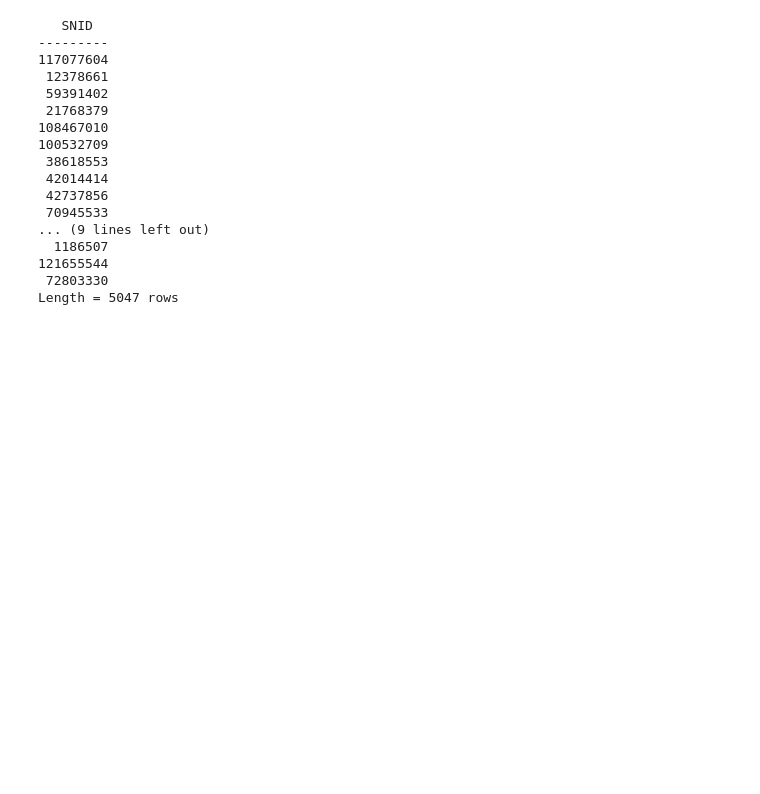
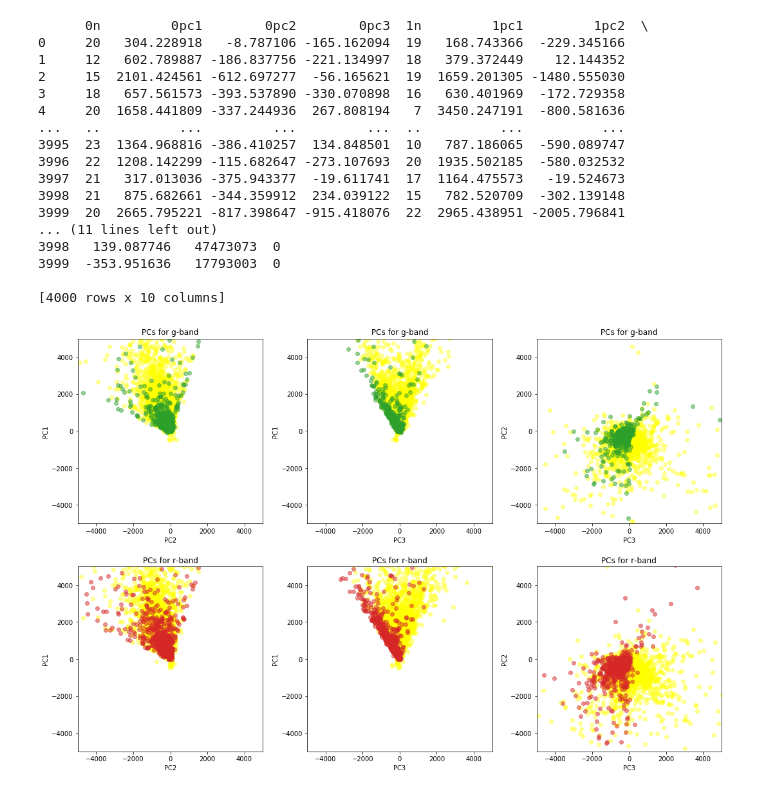
Before and after one commit to Biswa-10/Kilonova, a Jupyter notebook: plot_PC_coeff.ipynb, the cells around one changed output. Saved outputs shown, nothing was run; the diff lists cells and outputs as text; code cells hidden in the pictures; blank space fills up the shorter version.

Commit message:
Updated pliots for correlation

```diff
--- a/plot_PC_coeff.ipynb
+++ b/plot_PC_coeff.ipynb
@@ -27,10 +28,17 @@ if dataset_val == 0:
 if dataset_val == 1:
     dataset = "ZTF"
     #data_ob = load_ztf_data()
-    data_ob = load_ztf_mixed()
+    data_ob = load_ztf_train_data()
+
     object_ids = data_ob.get_all_object_ids()
-    kilonova_ids = object_ids
-    bands = [b'g ', b'r ']
-    color_band_dict = {b'g ':'C2', b'r ':'C3'}
+    kilonova_ids = data_ob.get_ids_of_event_type(150)
+    kilonova_ids = vstack([kilonova_ids, data_ob.get_ids_of_event_type(151)])
+    kilonova_ids = kilonova_ids['SNID']
+    data_ob.df_data.sort(['SNID','MJD'])
+    data_ob.df_metadata.sort(['SNID'])
+
+    bands = ['g', 'r']
+    color_band_dict = {'g':'C2', 'r':'C3'}
+    print(data_ob.df_data['FLT'])
     #transient_filter(data_ob=data_ob)
 # %% [output]
@@ -85 +62,3 @@ def get_kilonova_loc(object_list):
+# %%
+train_df = pd.read_csv('/media/biswajit/drive/Kilonova_datasets/ZTF_20190512/train_features.csv')
 # %%
@@ -183,20 +106,42 @@ plt_PLAsTiCC_coeff(object_ids = object_ids, coeff_dict_list=coeff_dict_list, col
-# %%
-print(object_ids)
-# %% [output]
-   SNID
----------
-117077604
- 12378661
- 59391402
- 21768379
-108467010
-100532709
- 38618553
- 42014414
- 42737856
- 70945533
-... (9 lines left out)
-  1186507
-121655544
- 72803330
-Length = 5047 rows
+# %%
+def plot_features_correlation(features_df, data_ob, num_PC_components =3, color_band_dict=None, bands=None, fig=None, x_limits = None, y_limits = None, mark_xlabel= True, mark_ylabel= True, set_ax_title=True, label=""):
+    if bands is None:
+        bands = data_ob.band_map.keys()
+    kn_df = features_df[train_df['y']==1]
+    non_kn_df = features_df[train_df['y']==0]
+
+    num_rows = len(bands)
+    num_cols = int(num_PC_components*(num_PC_components-1)/2)
+
+    fig,axs = plt.subplots(num_rows,num_cols, figsize=(num_PC_components*5, len(bands)*5))
+    #fig.subplots_adjust(wspace=.5,hspace=.5)
+
+
+    plot_features_correlation_helper(non_kn_df, fig = fig, num_PC_components = num_PC_components, color_band_dict=None, bands=bands,x_limits = x_limits, y_limits = y_limits, mark_xlabel= mark_xlabel, mark_ylabel= mark_ylabel, set_ax_title=set_ax_title, label="")
+    plot_features_correlation_helper(kn_df, fig = fig, num_PC_components = num_PC_components, color_band_dict=color_band_dict, bands=bands,x_limits = x_limits, y_limits = y_limits, mark_xlabel= mark_xlabel, mark_ylabel= mark_ylabel, set_ax_title=set_ax_title, label="")
+
+    plt.show()
+# %%
+print(train_df)
+x_limits = (-5000,5000)
+y_limits = (-5000,5000)
+plot_features_correlation(train_df, data_ob,color_band_dict=color_band_dict, bands = bands,x_limits=x_limits, y_limits=y_limits)
+# %% [output]
+      0n         0pc1        0pc2        0pc3  1n         1pc1         1pc2  \
+0     20   304.228918   -8.787106 -165.162094  19   168.743366  -229.345166
+1     12   602.789887 -186.837756 -221.134997  18   379.372449    12.144352
+2     15  2101.424561 -612.697277  -56.165621  19  1659.201305 -1480.555030
+3     18   657.561573 -393.537890 -330.070898  16   630.401969  -172.729358
+4     20  1658.441809 -337.244936  267.808194   7  3450.247191  -800.581636
+...   ..          ...         ...         ...  ..          ...          ...
+3995  23  1364.968816 -386.410257  134.848501  10   787.186065  -590.089747
+3996  22  1208.142299 -115.682647 -273.107693  20  1935.502185  -580.032532
+3997  21   317.013036 -375.943377  -19.611741  17  1164.475573   -19.524673
+3998  21   875.682661 -344.359912  234.039122  15   782.520709  -302.139148
+3999  20  2665.795221 -817.398647 -915.418076  22  2965.438951 -2005.796841
+... (11 lines left out)
+3998   139.087746   47473073  0
+3999  -353.951636   17793003  0
+
+[4000 rows x 10 columns]
+[figure, added]
```
Also changed, not shown: parts of 15 cells of this notebook.
